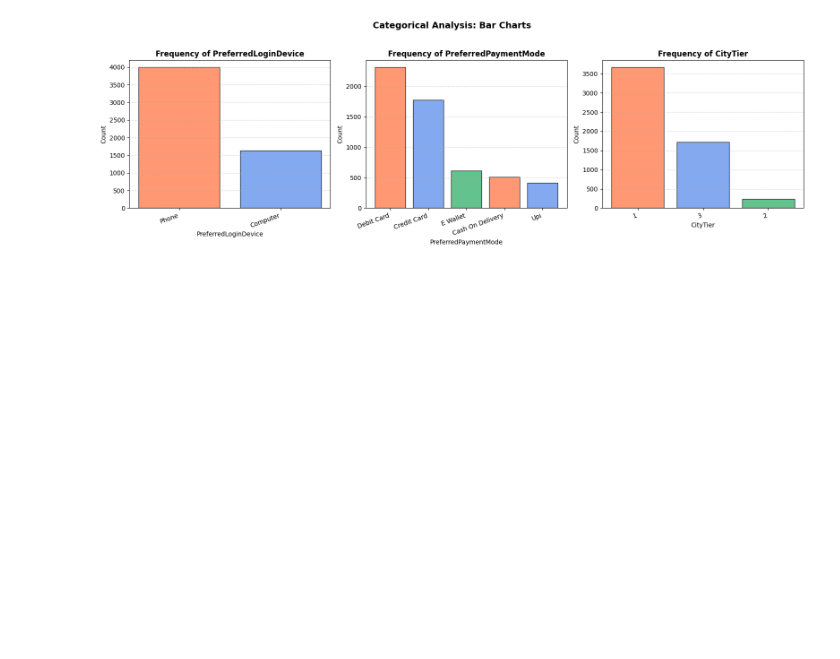
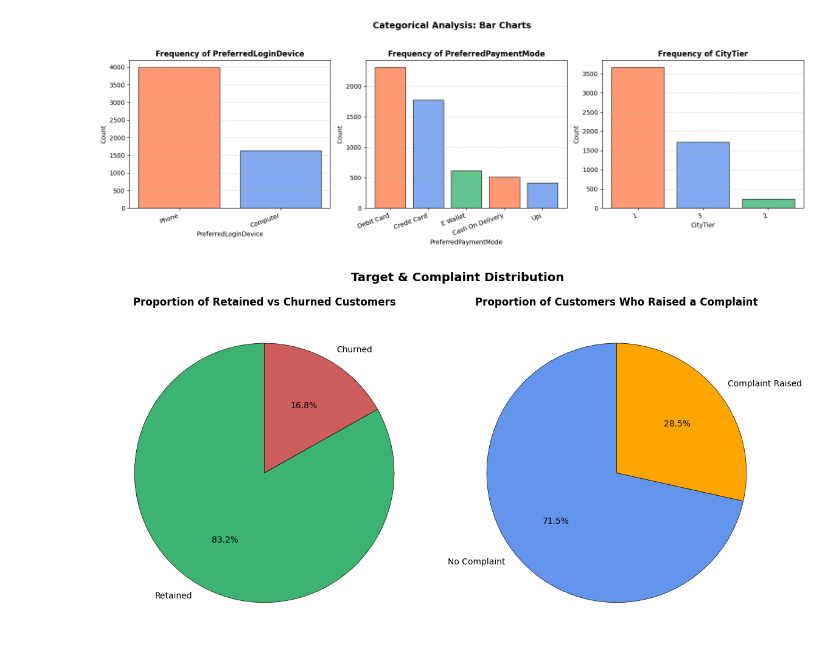
Before and after one commit to DrishtiNigam1928/CUSTOMER_CHURN, a Jupyter notebook: notebooks/main_analysis.ipynb, the cells around one changed output. Drawn from its saved outputs; the diff is of its cells as text; code cells hidden in the pictures; blank space fills up the shorter version.

Commit message:
PIE CHART DONE

```diff
--- a/notebooks/main_analysis.ipynb
+++ b/notebooks/main_analysis.ipynb
@@ -1009,3 +1009,30 @@ plt.tight_layout()
 plt.show()
 # %% [output]
 [figure]
+# %%
+# Task I  - Pie Charts for Churn and Complain proportions
+fig, axes = plt.subplots(1, 2, figsize=(12, 6))
+
+# --- Pie 1: Churn proportion ---
+churn_counts = df_cleaned["Churn"].value_counts()
+churn_labels = ["Retained", "Churned"]
+
+axes[0].pie(churn_counts, labels=churn_labels, autopct='%1.1f%%',
+            colors=['mediumseagreen', 'indianred'], startangle=90,
+            wedgeprops={'edgecolor': 'black', 'linewidth': 0.5})
+axes[0].set_title('Proportion of Retained vs Churned Customers', fontsize=12, fontweight='bold')
+
+# Pie 2: Complain proportion
+complain_counts = df_cleaned["Complain"].value_counts()
+complain_labels = ["No Complaint", "Complaint Raised"]
+
+axes[1].pie(complain_counts, labels=complain_labels, autopct='%1.1f%%',
+            colors=['cornflowerblue', 'orange'], startangle=90,
+            wedgeprops={'edgecolor': 'black', 'linewidth': 0.5})
+axes[1].set_title('Proportion of Customers Who Raised a Complaint', fontsize=12, fontweight='bold')
+
+plt.suptitle('Target & Complaint Distribution', fontsize=14, fontweight='bold', y=1.02)
+plt.tight_layout()
+plt.show()
+# %% [output]
+[figure, added]
```
